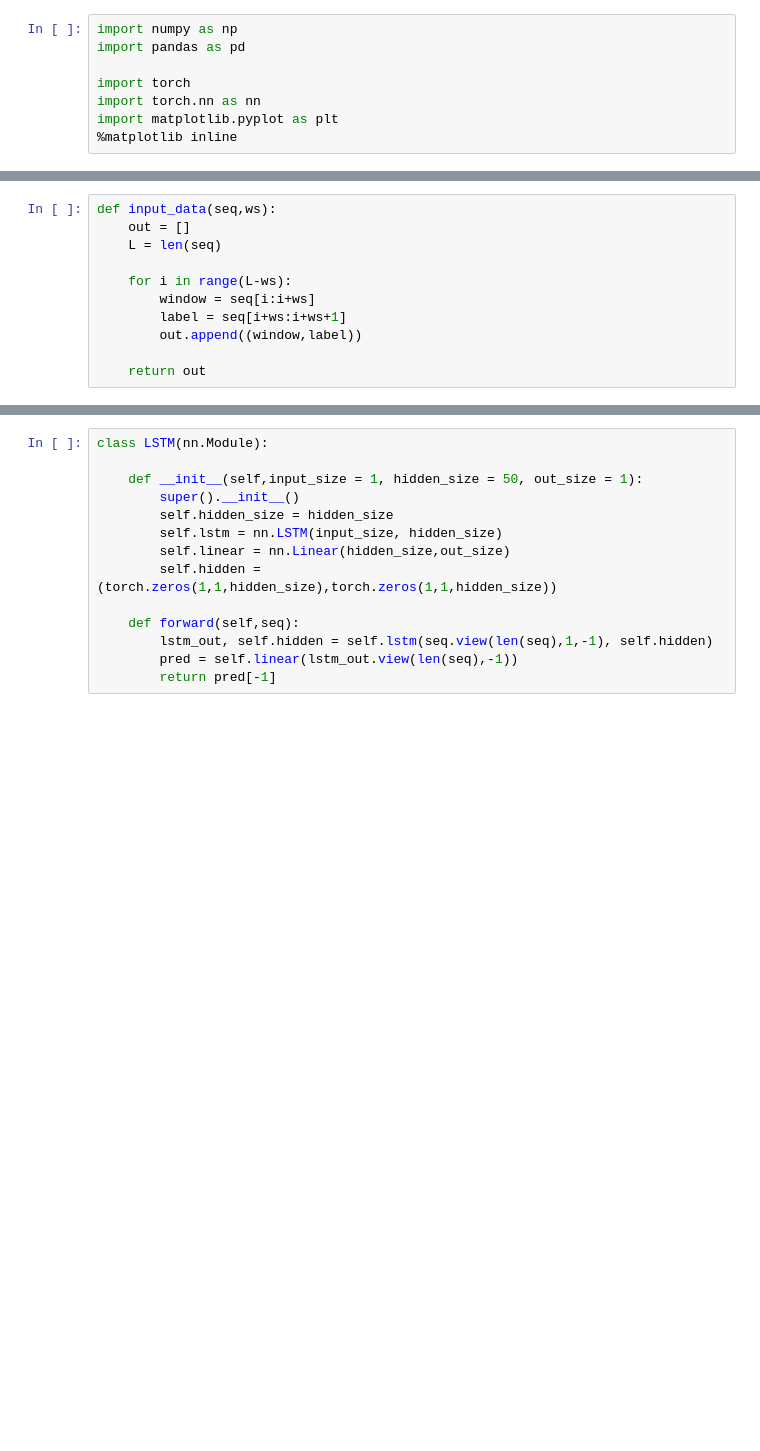
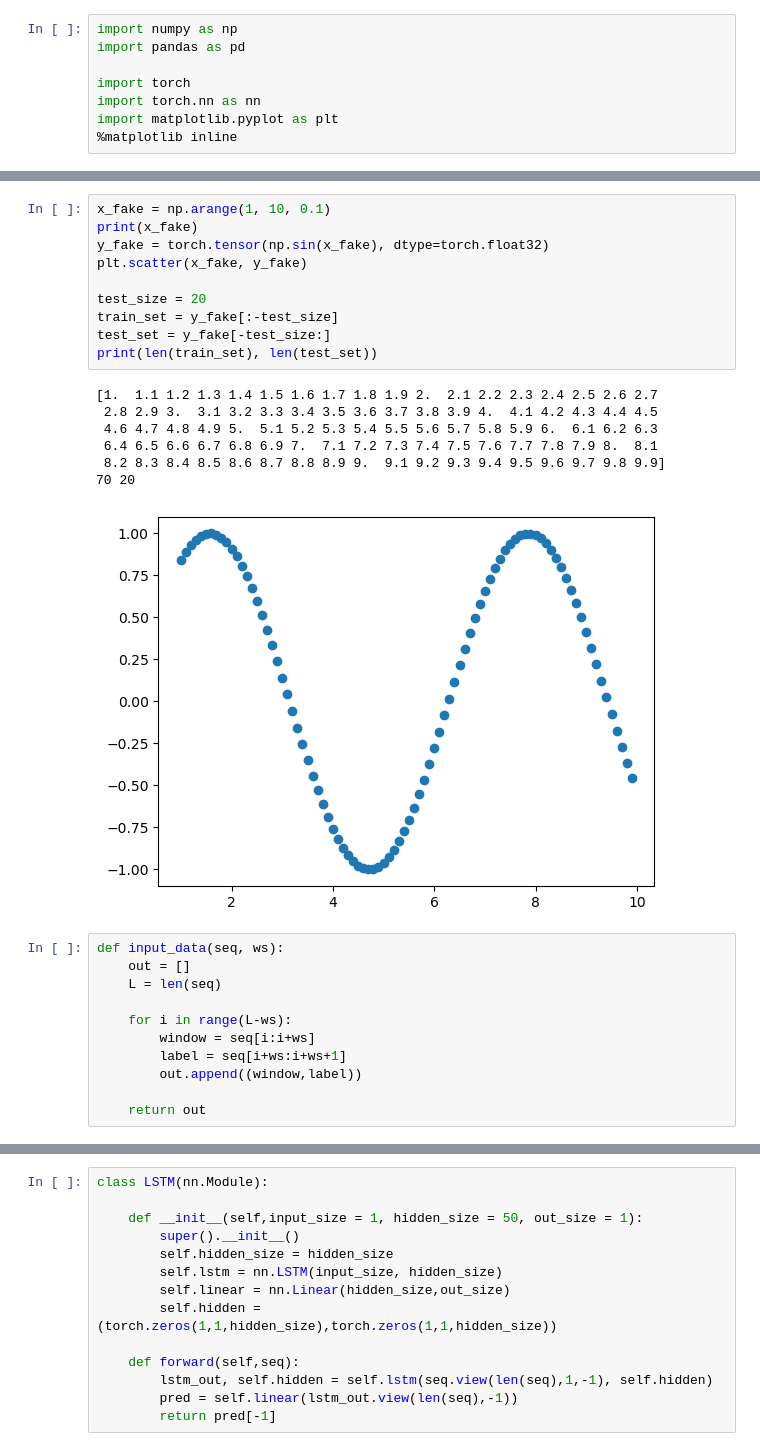
Before and after one commit to Fiskehandleren/LaundryAnalytics, a Jupyter notebook: Experiments/LSTM.ipynb, the cells around one changed output, grey strips where cells are left out. Saved outputs shown, nothing was run; the diff lists cells and outputs as text; blank space fills up the shorter version.

```diff
--- a/Experiments/LSTM.ipynb
+++ b/Experiments/LSTM.ipynb
@@ -43,5 +43,23 @@ print(len(train_set), len(test_set))
+# %%
+x_fake = np.arange(1, 10, 0.1)
+print(x_fake)
+y_fake = torch.tensor(np.sin(x_fake), dtype=torch.float32)
+plt.scatter(x_fake, y_fake)
+
+test_size = 20
+train_set = y_fake[:-test_size]
+test_set = y_fake[-test_size:]
+print(len(train_set), len(test_set))
+# %% [output]
+[1.  1.1 1.2 1.3 1.4 1.5 1.6 1.7 1.8 1.9 2.  2.1 2.2 2.3 2.4 2.5 2.6 2.7
+ 2.8 2.9 3.  3.1 3.2 3.3 3.4 3.5 3.6 3.7 3.8 3.9 4.  4.1 4.2 4.3 4.4 4.5
+ 4.6 4.7 4.8 4.9 5.  5.1 5.2 5.3 5.4 5.5 5.6 5.7 5.8 5.9 6.  6.1 6.2 6.3
+ 6.4 6.5 6.6 6.7 6.8 6.9 7.  7.1 7.2 7.3 7.4 7.5 7.6 7.7 7.8 7.9 8.  8.1
+ 8.2 8.3 8.4 8.5 8.6 8.7 8.8 8.9 9.  9.1 9.2 9.3 9.4 9.5 9.6 9.7 9.8 9.9]
+70 20
+[figure, added]
 # %%
-def input_data(seq,ws):
+def input_data(seq, ws):
     out = []
     L = len(seq)
 
```
Also changed, not shown: parts of 22 cells of this notebook, 3 other files.
